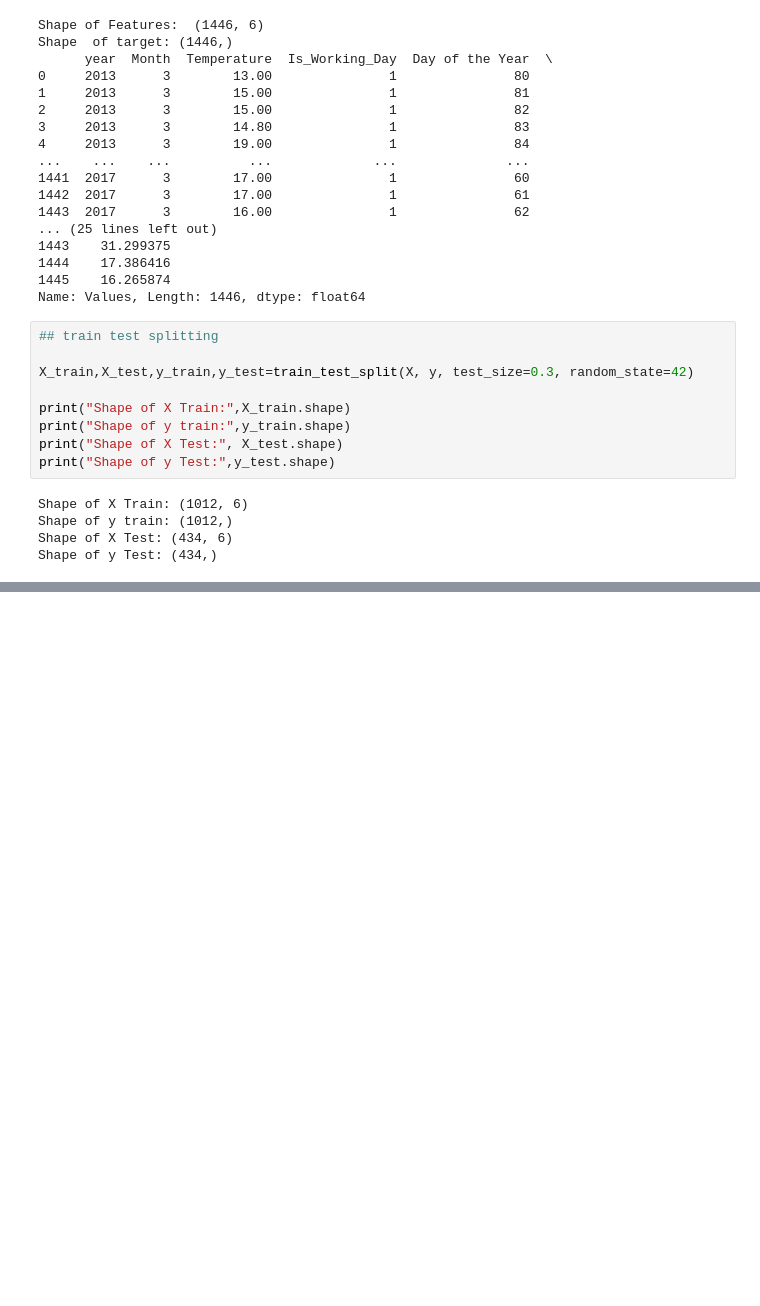
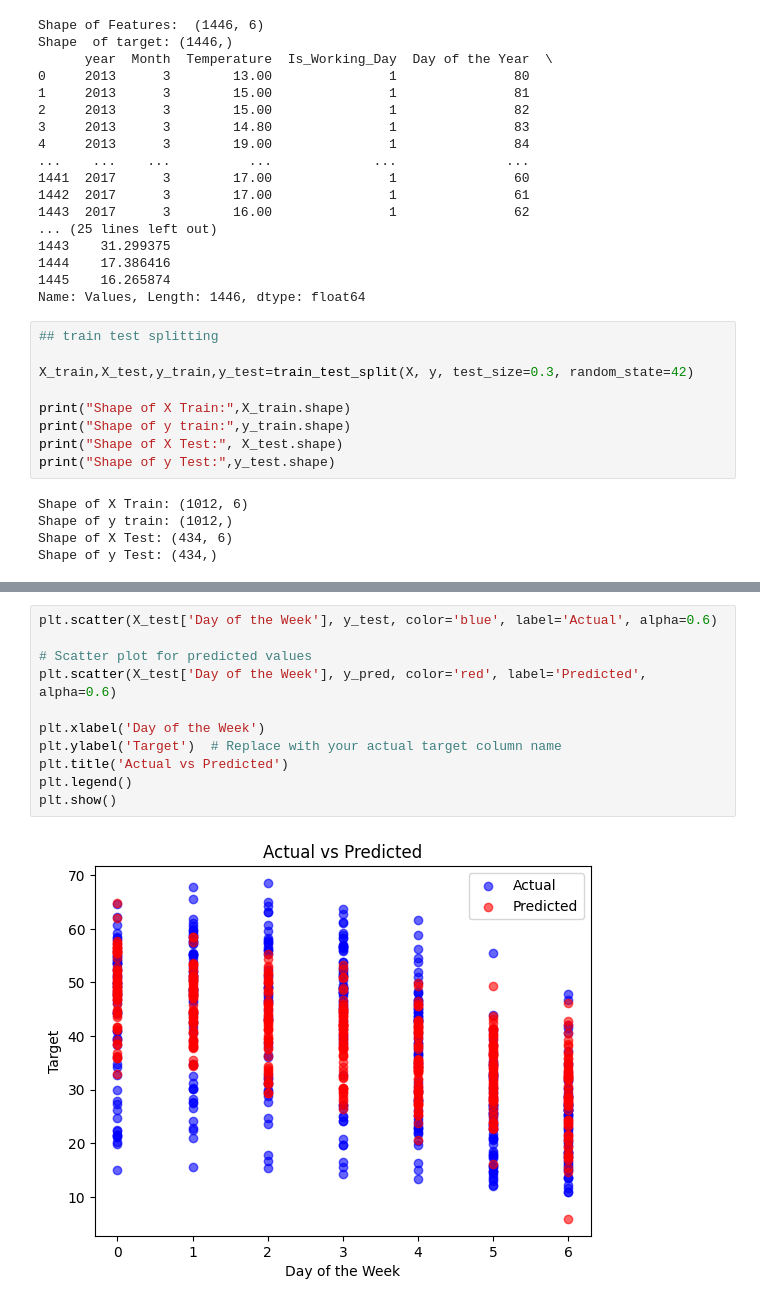
Before and after one commit to Melbinmatheew/Energy-Consumption-Forcasting, a Jupyter notebook: Notebooks/Linear Model.ipynb, the cells around one changed output, grey strips where cells are left out. Saved outputs shown, nothing was run; the diff lists cells and outputs as text; blank space fills up the shorter version.

```diff
--- a/Notebooks/Linear Model.ipynb
+++ b/Notebooks/Linear Model.ipynb
@@ -125,0 +175,13 @@ X_train=Standard_scaler.fit_transform(X_train)
+# %%
+plt.scatter(X_test['Day of the Week'], y_test, color='blue', label='Actual', alpha=0.6)
+
+# Scatter plot for predicted values
+plt.scatter(X_test['Day of the Week'], y_pred, color='red', label='Predicted', alpha=0.6)
+
+plt.xlabel('Day of the Week')
+plt.ylabel('Target')  # Replace with your actual target column name
+plt.title('Actual vs Predicted')
+plt.legend()
+plt.show()
+# %% [output]
+[figure, added]
```
Also changed, not shown: parts of 7 cells of this notebook.
